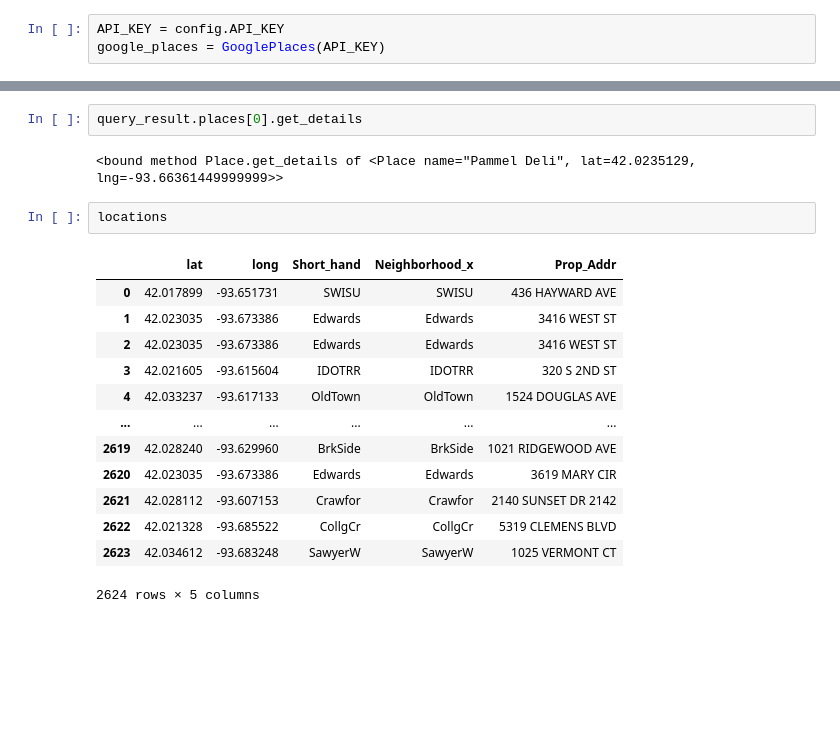
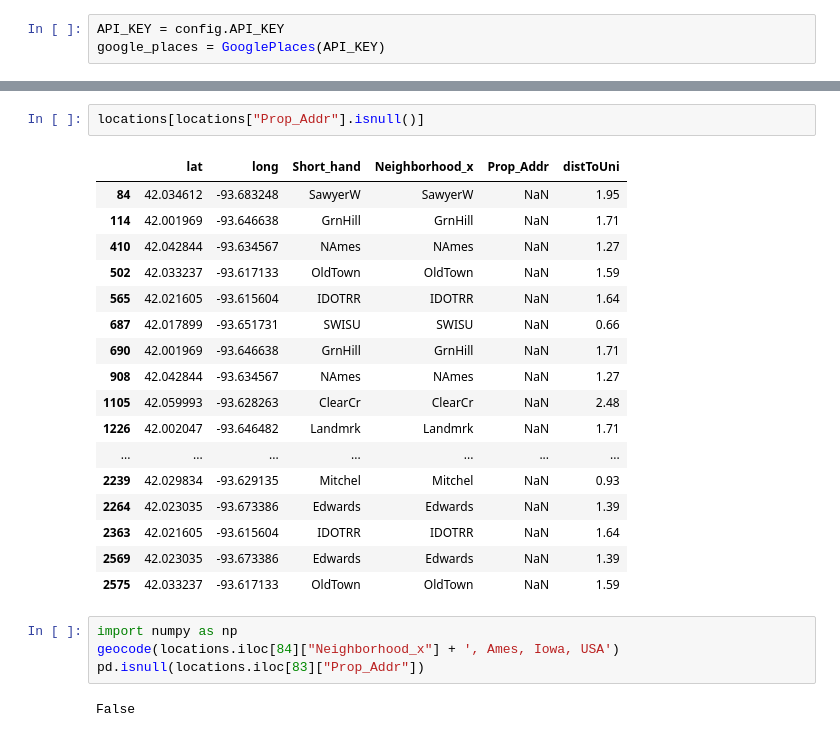
Before and after one commit to nickelworks/machine-learning-housing-project, a Jupyter notebook: Tony/Analysis.ipynb, the cells around one changed output, grey strips where cells are left out. Cells and saved outputs as stored; diff of their text form; blank space fills up the shorter version.

Commit message:
address lat long file

```diff
--- a/Tony/Analysis.ipynb
+++ b/Tony/Analysis.ipynb
@@ -99,20 +44,26 @@ query_result.next_page_token
-# %%
-query_result.places[0].get_details
-# %% [output]
-<bound method Place.get_details of <Place name="Pammel Deli", lat=42.0235129, lng=-93.66361449999999>>
-# %%
-locations
-# %% [output]
-|  | lat | long | Short_hand | Neighborhood_x | Prop_Addr |
-| 0 | 42.017899 | -93.651731 | SWISU | SWISU | 436 HAYWARD AVE |
-| 1 | 42.023035 | -93.673386 | Edwards | Edwards | 3416 WEST ST |
-| 2 | 42.023035 | -93.673386 | Edwards | Edwards | 3416 WEST ST |
-| 3 | 42.021605 | -93.615604 | IDOTRR | IDOTRR | 320 S 2ND ST |
-| 4 | 42.033237 | -93.617133 | OldTown | OldTown | 1524 DOUGLAS AVE |
-| ... | ... | ... | ... | ... | ... |
-| 2619 | 42.028240 | -93.629960 | BrkSide | BrkSide | 1021 RIDGEWOOD AVE |
-| 2620 | 42.023035 | -93.673386 | Edwards | Edwards | 3619 MARY CIR |
-| 2621 | 42.028112 | -93.607153 | Crawfor | Crawfor | 2140 SUNSET DR 2142 |
-| 2622 | 42.021328 | -93.685522 | CollgCr | CollgCr | 5319 CLEMENS BLVD |
-| 2623 | 42.034612 | -93.683248 | SawyerW | SawyerW | 1025 VERMONT CT |
-2624 rows × 5 columns
+# %%
+locations[locations["Prop_Addr"].isnull()]
+# %% [output]
+|  | lat | long | Short_hand | Neighborhood_x | Prop_Addr | distToUni |
+| 84 | 42.034612 | -93.683248 | SawyerW | SawyerW | NaN | 1.95 |
+| 114 | 42.001969 | -93.646638 | GrnHill | GrnHill | NaN | 1.71 |
+| 410 | 42.042844 | -93.634567 | NAmes | NAmes | NaN | 1.27 |
+| 502 | 42.033237 | -93.617133 | OldTown | OldTown | NaN | 1.59 |
+| 565 | 42.021605 | -93.615604 | IDOTRR | IDOTRR | NaN | 1.64 |
+| 687 | 42.017899 | -93.651731 | SWISU | SWISU | NaN | 0.66 |
+| 690 | 42.001969 | -93.646638 | GrnHill | GrnHill | NaN | 1.71 |
+| 908 | 42.042844 | -93.634567 | NAmes | NAmes | NaN | 1.27 |
+| 1105 | 42.059993 | -93.628263 | ClearCr | ClearCr | NaN | 2.48 |
+| 1226 | 42.002047 | -93.646482 | Landmrk | Landmrk | NaN | 1.71 |
+| ... | ... | ... | ... | ... | ... | ... |
+| 2239 | 42.029834 | -93.629135 | Mitchel | Mitchel | NaN | 0.93 |
+| 2264 | 42.023035 | -93.673386 | Edwards | Edwards | NaN | 1.39 |
+| 2363 | 42.021605 | -93.615604 | IDOTRR | IDOTRR | NaN | 1.64 |
+| 2569 | 42.023035 | -93.673386 | Edwards | Edwards | NaN | 1.39 |
+| 2575 | 42.033237 | -93.617133 | OldTown | OldTown | NaN | 1.59 |
+# %%
+import numpy as np
+geocode(locations.iloc[84]["Neighborhood_x"] + ', Ames, Iowa, USA')
+pd.isnull(locations.iloc[83]["Prop_Addr"])
+# %% [output]
+False
```
Also changed, not shown: parts of 11 cells of this notebook, 3 other files.
